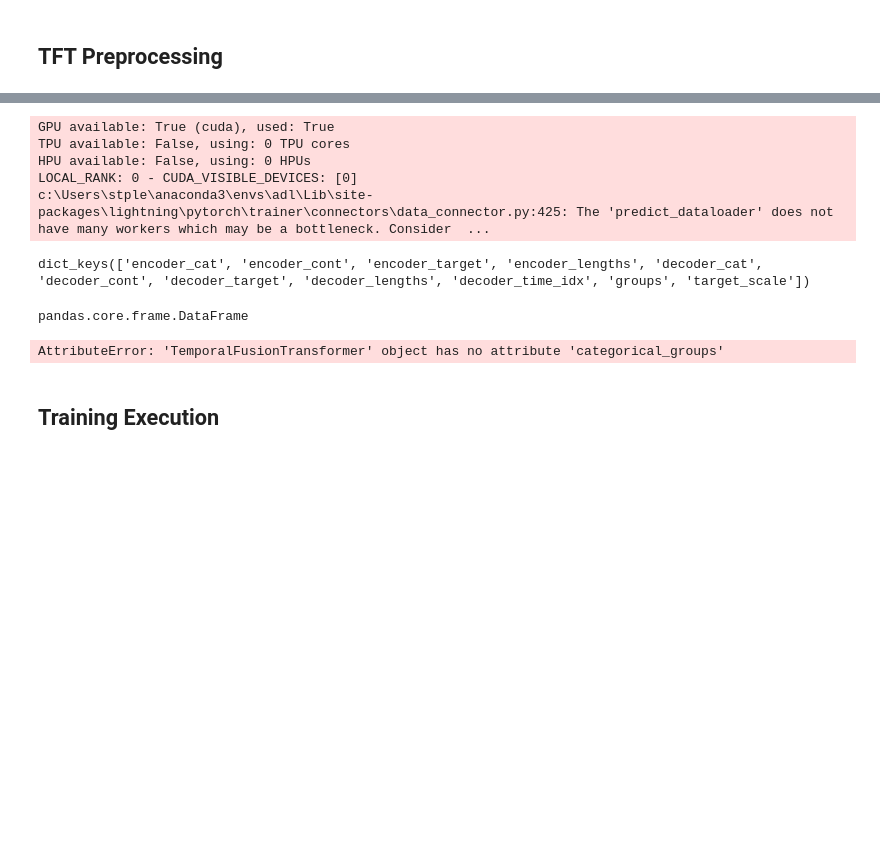
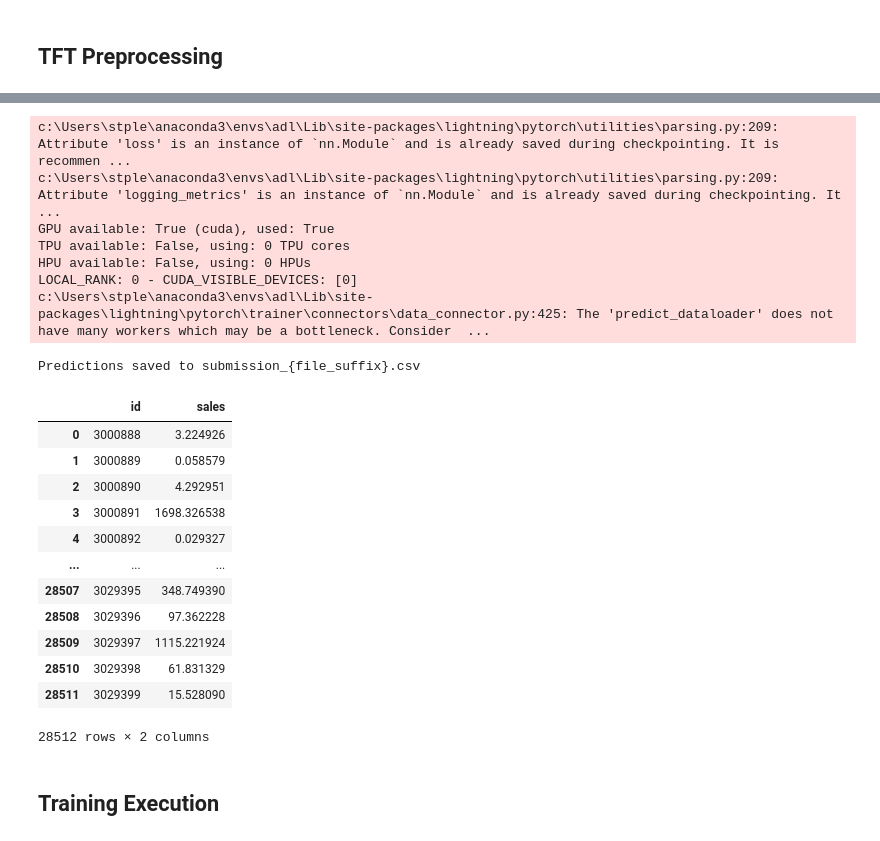
Before and after one commit to stpledger/sales_forecasting, a Jupyter notebook: project.ipynb, the cells around one changed output, grey strips where cells are left out. Drawn from its saved outputs; the diff is of its cells as text; code cells hidden in the pictures; blank space fills up the shorter version.

Commit message:
submission 9

```diff
--- a/project.ipynb
+++ b/project.ipynb
@@ -119,6 +119,7 @@ from statsmodels.tsa.deterministic import DeterministicProcess, CalendarFourier
 
 
 def get_location(df):
+    stores = pd.read_csv(os.path.join(path, 'stores.csv'))
     df = df.merge(stores[['store_nbr', 'state', 'city']], on='store_nbr', how='left')
 
     return df
@@ -810,13 +915,8 @@ def tft_preprocess(df, cutoff_date=None, **kwargs):
 # %%
-from pytorch_forecasting import (
-    TimeSeriesDataSet, TemporalFusionTransformer, QuantileLoss
-)
-from pytorch_forecasting.metrics import RMSE
-
 df = pd.read_csv(os.path.join(path, 'train.csv'))
 df, _ = tft_preprocess(df)
 
-max_encoder = 56
+max_encoder = 14
 max_pred = 16
 
 df['max_time'] = df.groupby(['store_nbr','family'], observed=True)['time_idx'].transform('max')
@@ -866,19 +966,19 @@ train_ds = TimeSeriesDataSet(
     time_varying_known_categoricals = None,
     time_varying_known_reals = known_reals,
     time_varying_unknown_reals = unknown_reals,
-    target_normalizer = None,
+    target_normalizer = GroupNormalizer(groups=['store_nbr', 'family'], scale_by_group=True),
     add_relative_time_idx = True,
-    add_target_scales = False,
+    add_target_scales = True,
     add_encoder_length = True,
 )
 
 val_ds = train_ds.from_dataset(train_ds, valid_df, predict=True, stop_randomization=True)
 
 batch_size = 512
-train_loader = train_ds.to_dataloader(train=True, batch_size=batch_size, num_workers=4)
-val_loader = val_ds.to_dataloader(train=False, batch_size=batch_size*2, num_workers=4)
+train_loader = train_ds.to_dataloader(train=True, batch_size=batch_size, num_workers=4, pin_memory=True)
+val_loader = val_ds.to_dataloader(train=False, batch_size=batch_size*2, num_workers=2, pin_memory=True)
 
-tft = TemporalFusionTransformer.from_dataset(
+tft = TFT.from_dataset(
         train_ds,
         hidden_size = 32,
         lstm_layers = 1,
@@ -888,8 +988,8 @@ tft = TemporalFusionTransformer.from_dataset(
         learning_rate = 3e-4,
 )
 
-for k in ('loss', 'logging_metrics'):
-    tft.hparams.pop(k, None)
+# for k in ('loss', 'logging_metrics'):
+#     tft.hparams.pop(k, None)
 
 print(tft)
 # %% [output]
@@ -1051,26 +1143,32 @@ test.to_csv('submissions/tft_submission.csv', index=False)
-# %%
-predictions = tft_model.predict(test_loader, return_x=True, return_index=True)
-x = predictions.x
-index = predictions.index
-output = predictions.output
-# %% [output]
-GPU available: True (cuda), used: True
-TPU available: False, using: 0 TPU cores
-HPU available: False, using: 0 HPUs
-LOCAL_RANK: 0 - CUDA_VISIBLE_DEVICES: [0]
-c:\Users\stple\anaconda3\envs\adl\Lib\site-packages\lightning\pytorch\trainer\connectors\data_connector.py:425: The 'predict_dataloader' does not have many workers which may be a bottleneck. Consider  ...
-# %%
-x.keys()
-# %% [output]
-dict_keys(['encoder_cat', 'encoder_cont', 'encoder_target', 'encoder_lengths', 'decoder_cat', 'decoder_cont', 'decoder_target', 'decoder_lengths', 'decoder_time_idx', 'groups', 'target_scale'])
-# %%
-type(index)
-# %% [output]
-pandas.core.frame.DataFrame
-# %%
-tft_model.categorical_groups
-# %% [output]
-AttributeError: 'TemporalFusionTransformer' object has no attribute 'categorical_groups'
+# %%
+tft_inference(
+    file_suffix='v9',
+    model_path='logs/tft/version_8/checkpoints/epoch=13-step=16212.ckpt',
+    max_encoder=14,
+    max_pred=16
+)
+# %% [output]
+c:\Users\stple\anaconda3\envs\adl\Lib\site-packages\lightning\pytorch\utilities\parsing.py:209: Attribute 'loss' is an instance of `nn.Module` and is already saved during checkpointing. It is recommen ...
+c:\Users\stple\anaconda3\envs\adl\Lib\site-packages\lightning\pytorch\utilities\parsing.py:209: Attribute 'logging_metrics' is an instance of `nn.Module` and is already saved during checkpointing. It  ...
+GPU available: True (cuda), used: True
+TPU available: False, using: 0 TPU cores
+HPU available: False, using: 0 HPUs
+LOCAL_RANK: 0 - CUDA_VISIBLE_DEVICES: [0]
+c:\Users\stple\anaconda3\envs\adl\Lib\site-packages\lightning\pytorch\trainer\connectors\data_connector.py:425: The 'predict_dataloader' does not have many workers which may be a bottleneck. Consider  ...
+Predictions saved to submission_{file_suffix}.csv
+|  | id | sales |
+| 0 | 3000888 | 3.224926 |
+| 1 | 3000889 | 0.058579 |
+| 2 | 3000890 | 4.292951 |
+| 3 | 3000891 | 1698.326538 |
+| 4 | 3000892 | 0.029327 |
+| ... | ... | ... |
+| 28507 | 3029395 | 348.749390 |
+| 28508 | 3029396 | 97.362228 |
+| 28509 | 3029397 | 1115.221924 |
+| 28510 | 3029398 | 61.831329 |
+| 28511 | 3029399 | 15.528090 |
+28512 rows × 2 columns
 # %% [markdown]
 ## Training Execution
 # %%
```
Also changed, not shown: parts of 12 cells of this notebook, 1 other file.
